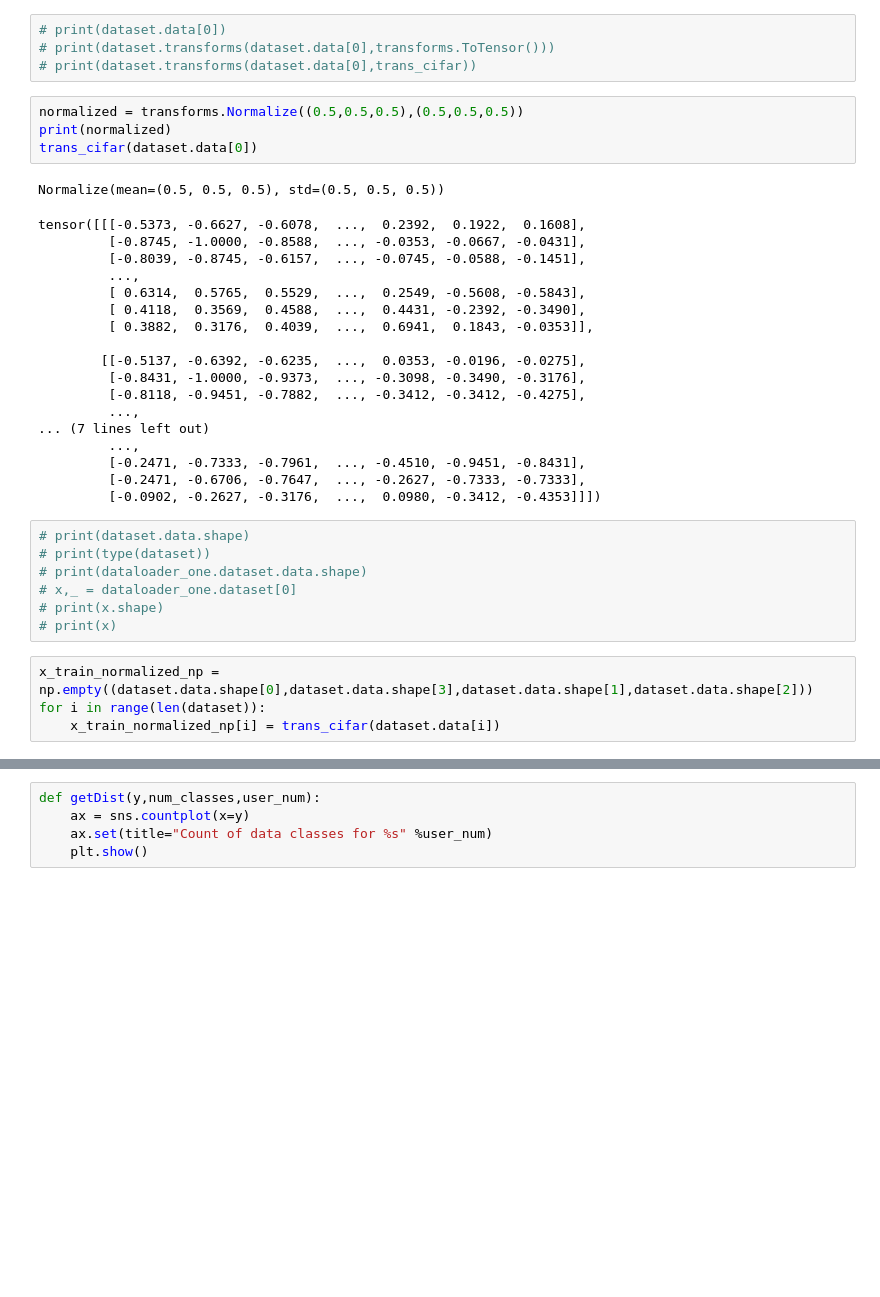
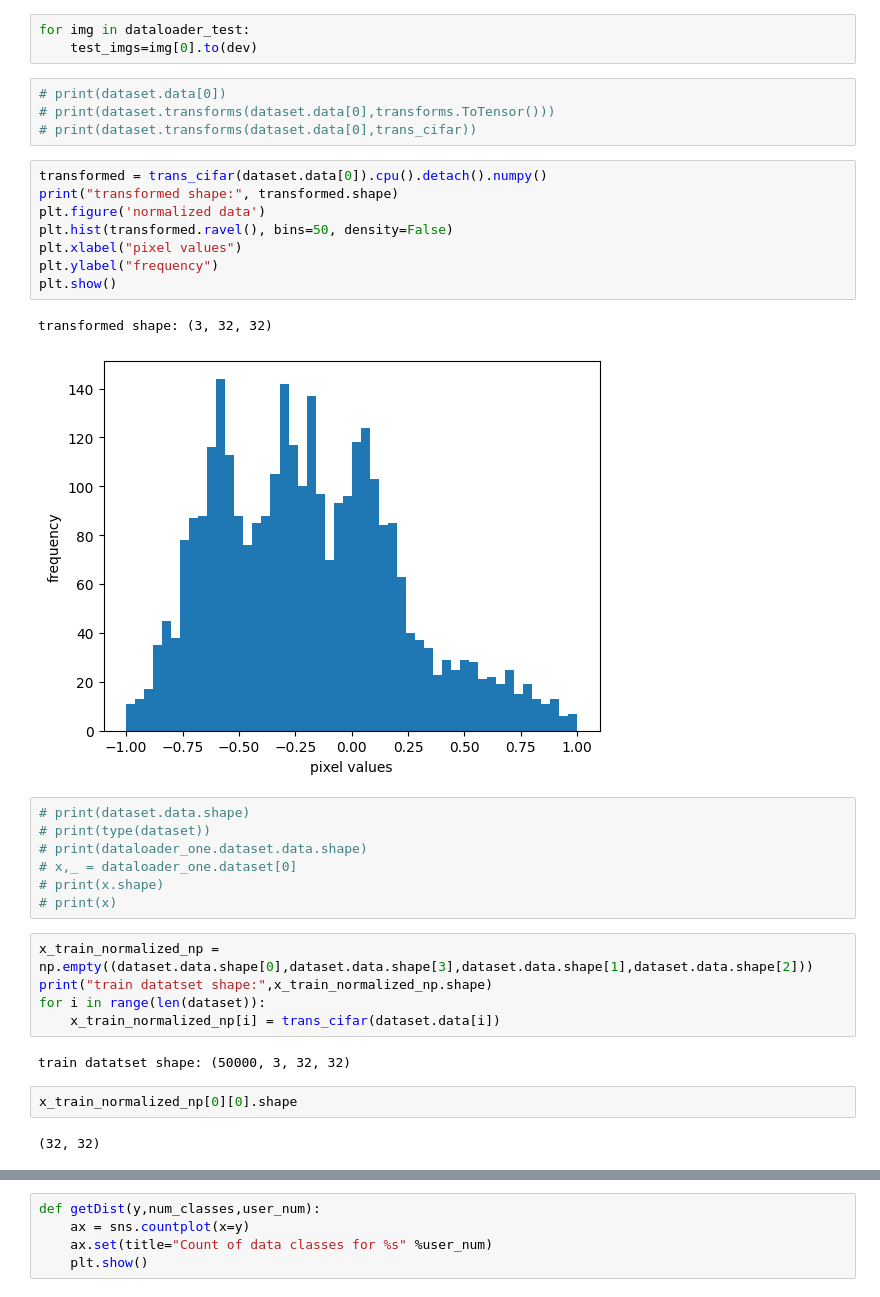
Before and after one commit to basemprince/F2U, a Jupyter notebook: main copy.ipynb, the cells around one changed output, grey strips where cells are left out. Saved outputs shown, nothing was run; the diff lists cells and outputs as text; blank space fills up the shorter version.

```diff
--- a/main copy.ipynb
+++ b/main copy.ipynb
@@ -39,33 +45,24 @@ dataloader_one = torch.utils.data.DataLoader(dataset, shuffle = True,batch_size=
 # %% [output]
 Files already downloaded and verified
 Files already downloaded and verified
+# %%
+for img in dataloader_test:
+    test_imgs=img[0].to(dev)
 # %%
 # print(dataset.data[0])
 # print(dataset.transforms(dataset.data[0],transforms.ToTensor()))
 # print(dataset.transforms(dataset.data[0],trans_cifar))
-# %%
-normalized = transforms.Normalize((0.5,0.5,0.5),(0.5,0.5,0.5))
-print(normalized)
-trans_cifar(dataset.data[0])
-# %% [output]
-Normalize(mean=(0.5, 0.5, 0.5), std=(0.5, 0.5, 0.5))
-tensor([[[-0.5373, -0.6627, -0.6078,  ...,  0.2392,  0.1922,  0.1608],
-         [-0.8745, -1.0000, -0.8588,  ..., -0.0353, -0.0667, -0.0431],
-         [-0.8039, -0.8745, -0.6157,  ..., -0.0745, -0.0588, -0.1451],
-         ...,
-         [ 0.6314,  0.5765,  0.5529,  ...,  0.2549, -0.5608, -0.5843],
-         [ 0.4118,  0.3569,  0.4588,  ...,  0.4431, -0.2392, -0.3490],
-         [ 0.3882,  0.3176,  0.4039,  ...,  0.6941,  0.1843, -0.0353]],
-
-        [[-0.5137, -0.6392, -0.6235,  ...,  0.0353, -0.0196, -0.0275],
-         [-0.8431, -1.0000, -0.9373,  ..., -0.3098, -0.3490, -0.3176],
-         [-0.8118, -0.9451, -0.7882,  ..., -0.3412, -0.3412, -0.4275],
-         ...,
-... (7 lines left out)
-         ...,
-         [-0.2471, -0.7333, -0.7961,  ..., -0.4510, -0.9451, -0.8431],
-         [-0.2471, -0.6706, -0.7647,  ..., -0.2627, -0.7333, -0.7333],
-         [-0.0902, -0.2627, -0.3176,  ...,  0.0980, -0.3412, -0.4353]]])
+# %%
+transformed = trans_cifar(dataset.data[0]).cpu().detach().numpy()
+print("transformed shape:", transformed.shape)
+plt.figure('normalized data')
+plt.hist(transformed.ravel(), bins=50, density=False)
+plt.xlabel("pixel values")
+plt.ylabel("frequency")
+plt.show()
+# %% [output]
+transformed shape: (3, 32, 32)
+[figure, added]
 # %%
 # print(dataset.data.shape)
 # print(type(dataset))
@@ -75,5 +72,12 @@ tensor([[[-0.5373, -0.6627, -0.6078,  ...,  0.2392,  0.1922,  0.1608],
 # print(x)
 # %%
 x_train_normalized_np = np.empty((dataset.data.shape[0],dataset.data.shape[3],dataset.data.shape[1],dataset.data.shape[2]))
+print("train datatset shape:",x_train_normalized_np.shape)
 for i in range(len(dataset)):
     x_train_normalized_np[i] = trans_cifar(dataset.data[i])
+# %% [output]
+train datatset shape: (50000, 3, 32, 32)
+# %%
+x_train_normalized_np[0][0].shape
+# %% [output]
+(32, 32)
```
Also changed, not shown: parts of 17 cells of this notebook, 6 other files.
